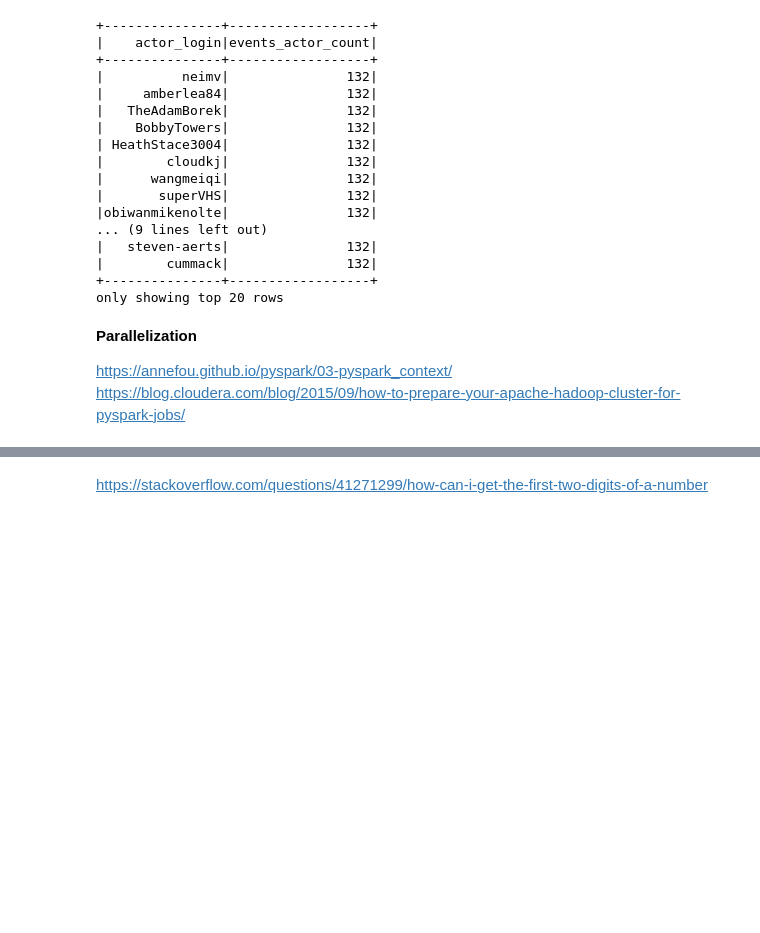
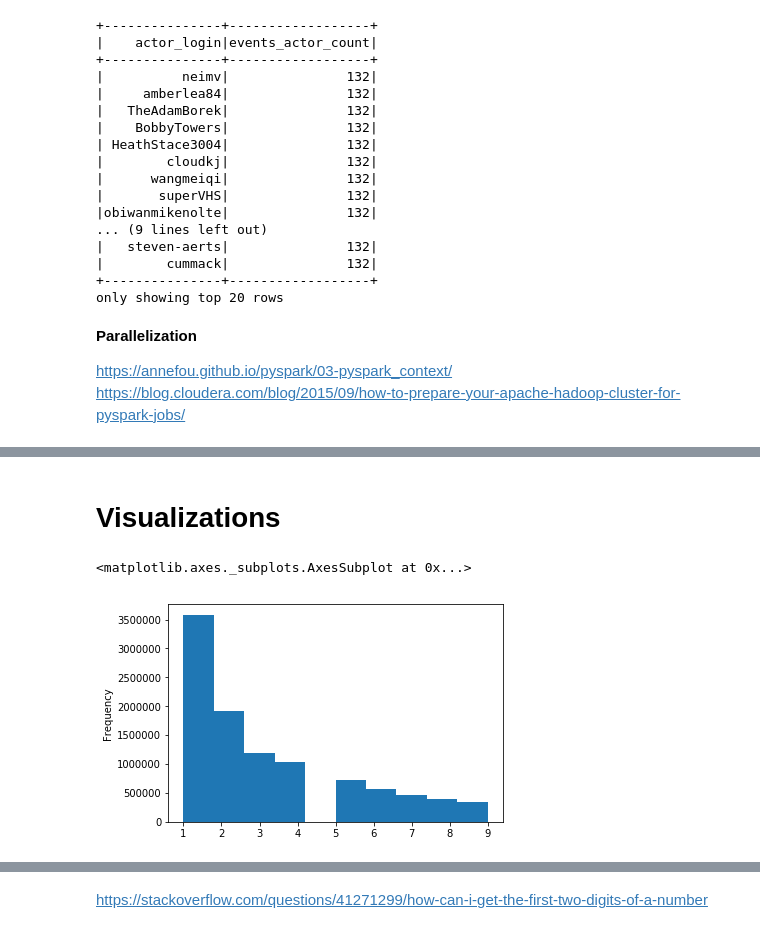
Before and after one commit to carlaint/OII_Python_Hi_Performance, a Jupyter notebook: Summative.ipynb, the cells around one changed output, grey strips where cells are left out. Drawn from its saved outputs; the diff is of its cells as text; code cells hidden in the pictures; blank space fills up the shorter version.

```diff
--- a/Summative.ipynb
+++ b/Summative.ipynb
@@ -276,0 +463,2 @@ Making sure that all approaches above yield the same result.
+# %% [markdown]
+# Visualizations
@@ -276,0 +467,5 @@ Making sure that all approaches above yield the same result.
+# %%
+results.firstnum.plot(kind="hist")
+# %% [output]
+<matplotlib.axes._subplots.AxesSubplot at 0x...>
+[figure, added]
```
Also changed, not shown: parts of 77 cells of this notebook.
